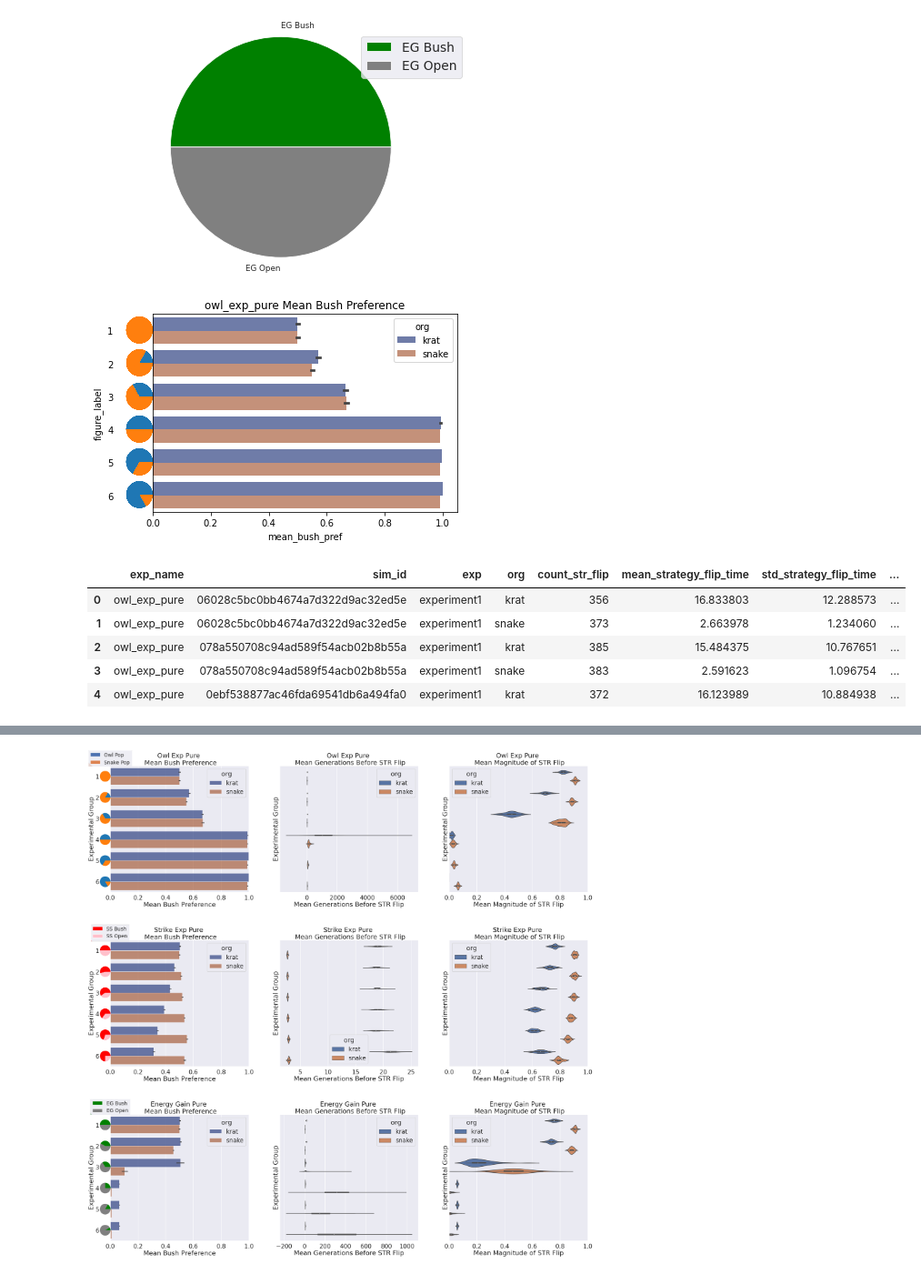
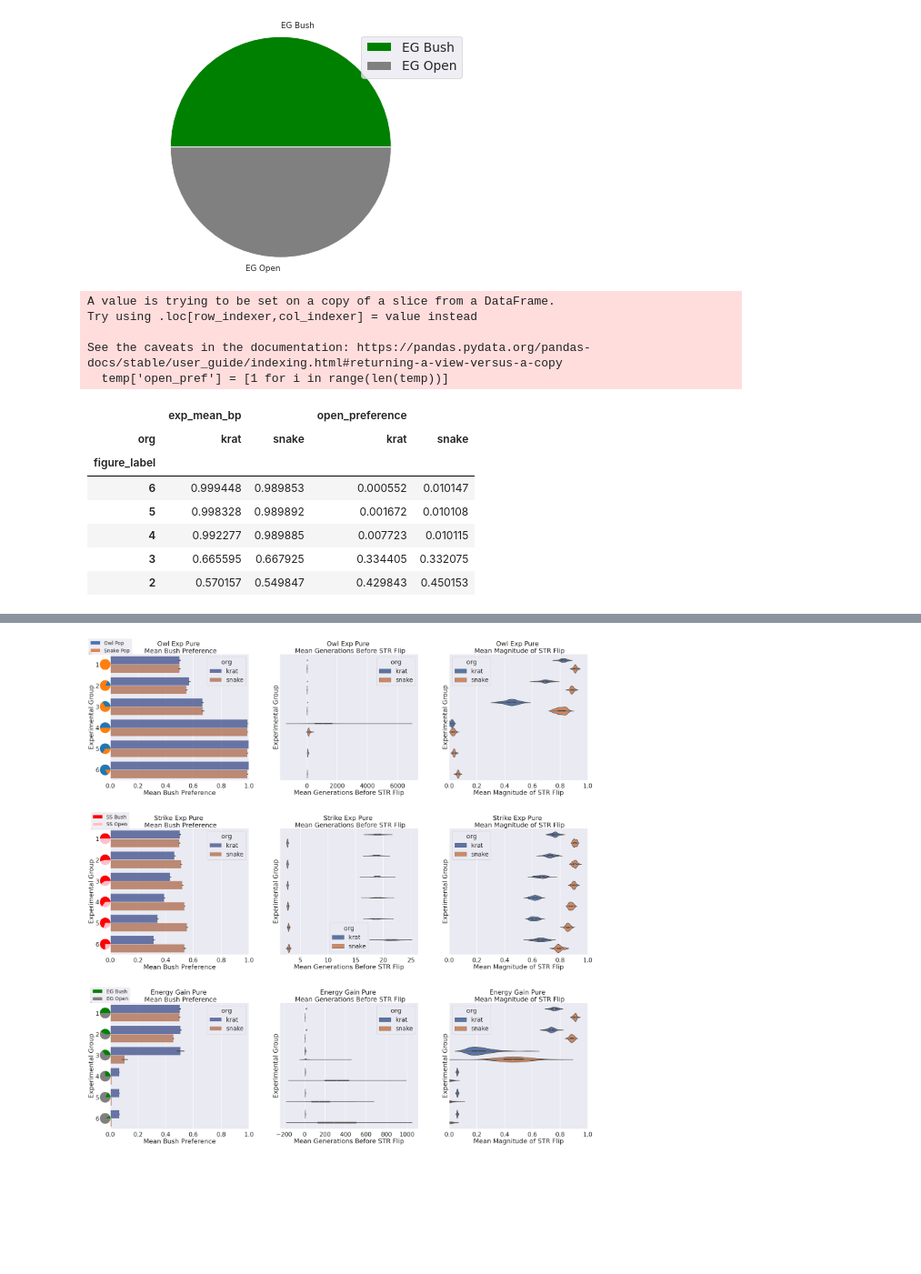
Before and after one commit to michaelremington2/uumarrty_post_sim_analysis, a Jupyter notebook: Figures_and_stats.ipynb, the cells around one changed output, grey strips where cells are left out. Shown at 91% size. Drawn from its saved outputs; the diff is of its cells as text; code cells hidden in the pictures; blank space fills up the shorter version.

Commit message:
made bidirectional bar chart but need to make it into subplots.

```diff
--- a/Figures_and_stats.ipynb
+++ b/Figures_and_stats.ipynb
@@ -74,12 +89,13 @@ df_owl.set_index('figure_label').plot(kind='bar', stacked=True)
 <AxesSubplot:xlabel='figure_label'>
 [figure]
 # %%
-bp_df = result.groupby(['exp_name','org','exp']).agg(
+bp_df = result.groupby(['exp_name','figure_label','org']).agg(
     # Get max of the duration column for each group
     exp_mean_bp=pd.NamedAgg(column='mean_bush_pref', aggfunc='mean'),
-    exp_std_bp=pd.NamedAgg(column='mean_bush_pref', aggfunc='std'),
-    exp_se_bp=pd.NamedAgg(column='mean_bush_pref', aggfunc='sem')
+#     exp_std_bp=pd.NamedAgg(column='mean_bush_pref', aggfunc='std'),
+#     exp_se_bp=pd.NamedAgg(column='mean_bush_pref', aggfunc='sem')
     )
-bp_df = bp_df.reset_index()
+#bp_df = bp_df.reset_index()
+bp_df = bp_df.unstack(level=-1)
 bp_df.head()
 # %% [output]
@@ -219,27 +230,39 @@ for index, row in df_eg.iterrows():
 
 
 
-fig, ax = plt.subplots()
+#fig, ax = plt.subplots()
 
 temp = temp_data(df=result,filter_val='owl_exp_pure')
-g0 = sns.barplot(
-        data=temp,
-        x="mean_bush_pref", y="figure_label", hue="org",
-        ci=95, palette="dark", alpha=.6
-    ).set(title='{} Mean Bush Preference'.format('owl_exp_pure'))
-ax.tick_params(axis='y', which='major', pad=40)
-
-for i in range(1,7):
-    name = 'owl_figure_label_{}'.format(i)
-    offset_image(i, name, ax)
+temp['open_pref'] = [1 for i in range(len(temp))]
+# g0 = sns.barplot(
+#         data=temp,
+#         x="mean_bush_pref", y="figure_label", hue="org",
+#         ci=95, palette="dark", alpha=.6,hatch=''
+#     )
+# g1 = sns.barplot(
+#         data=temp,
+#         x="open_pref", y="figure_label", hue="org",
+#         ci=95, palette="dark", alpha=.6, hatch='/'
+#     ).set(title='{} Mean Bush Preference'.format('owl_exp_pure'))
+# ax.tick_params(axis='y', which='major', pad=40)
+# plt.legend()
+# for i in range(1,7):
+#     name = 'owl_figure_label_{}'.format(i)
+#     offset_image(i, name, ax)
 # %% [output]
-[figure, removed]
+A value is trying to be set on a copy of a slice from a DataFrame.
+Try using .loc[row_indexer,col_indexer] = value instead
+
+See the caveats in the documentation: https://pandas.pydata.org/pandas-docs/stable/user_guide/indexing.html#returning-a-view-versus-a-copy
+  temp['open_pref'] = [1 for i in range(len(temp))]
 # %%
-result.head()
+bp_df.head()
 # %% [output]
-|  | exp_name | sim_id | exp | org | count_str_flip | mean_strategy_flip_time | std_strategy_flip_time | ... |
-| 0 | owl_exp_pure | 06028c5bc0bb4674a7d322d9ac32ed5e | experiment1 | krat | 356 | 16.833803 | 12.288573 | ... |
-| 1 | owl_exp_pure | 06028c5bc0bb4674a7d322d9ac32ed5e | experiment1 | snake | 373 | 2.663978 | 1.234060 | ... |
-| 2 | owl_exp_pure | 078a550708c94ad589f54acb02b8b55a | experiment1 | krat | 385 | 15.484375 | 10.767651 | ... |
-| 3 | owl_exp_pure | 078a550708c94ad589f54acb02b8b55a | experiment1 | snake | 383 | 2.591623 | 1.096754 | ... |
-| 4 | owl_exp_pure | 0ebf538877ac46fda69541db6a494fa0 | experiment1 | krat | 372 | 16.123989 | 10.884938 | ... |
+|  | exp_mean_bp |  | open_preference |  |
+| org | krat | snake | krat | snake |
+| figure_label |  |  |  |  |
+| 6 | 0.999448 | 0.989853 | 0.000552 | 0.010147 |
+| 5 | 0.998328 | 0.989892 | 0.001672 | 0.010108 |
+| 4 | 0.992277 | 0.989885 | 0.007723 | 0.010115 |
+| 3 | 0.665595 | 0.667925 | 0.334405 | 0.332075 |
+| 2 | 0.570157 | 0.549847 | 0.429843 | 0.450153 |
```
Also changed, not shown: parts of 12 cells of this notebook, 3 other files.
